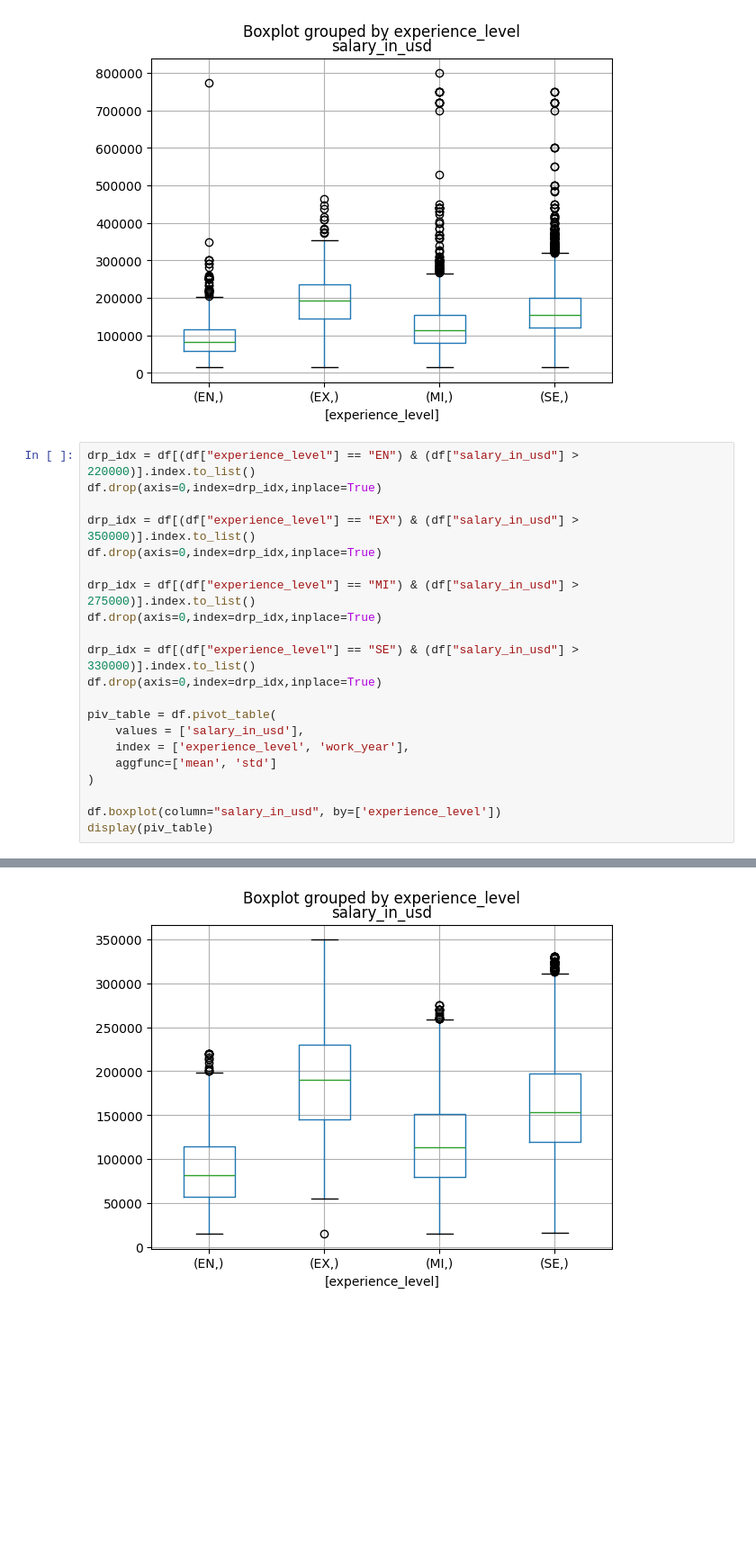
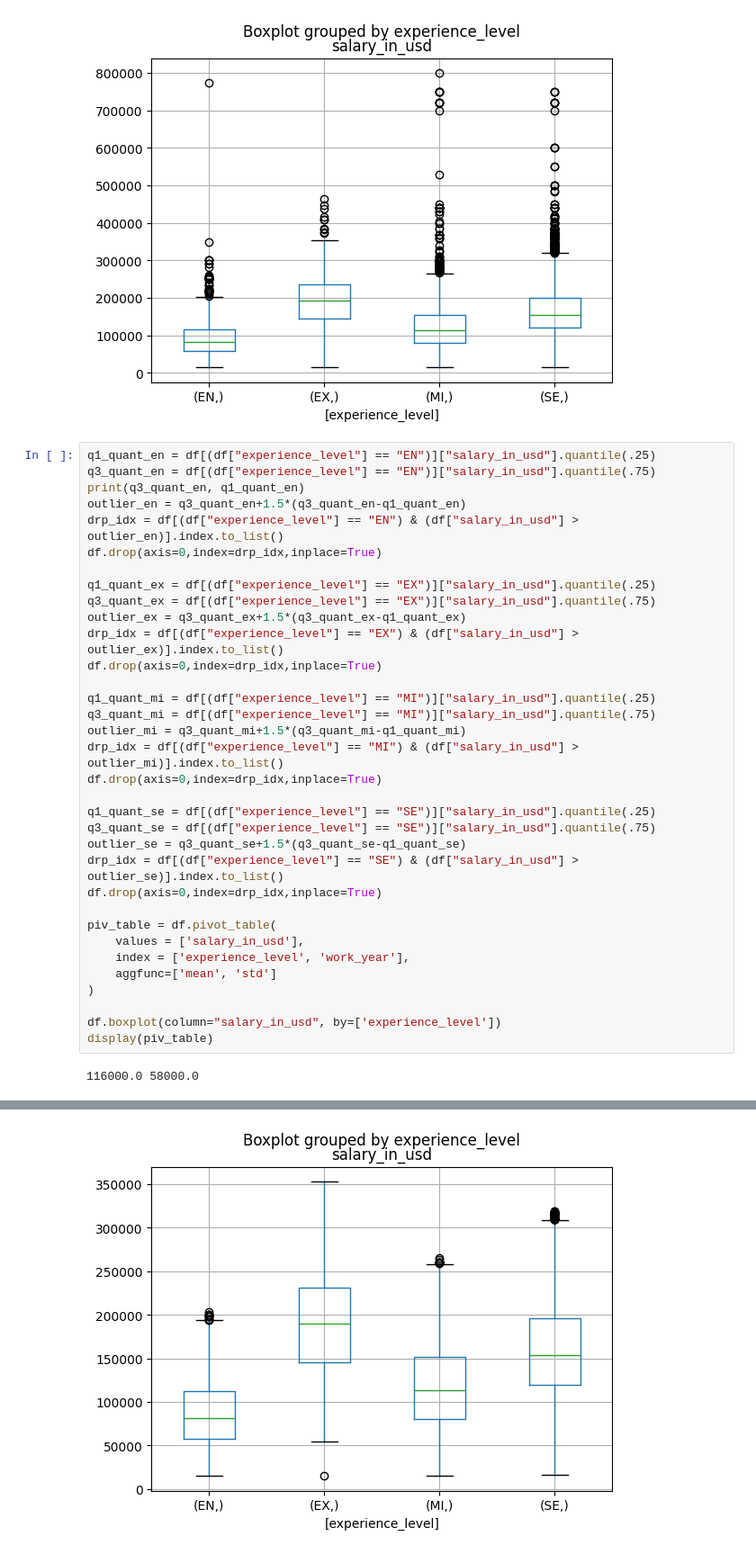
Before and after one commit to benk-2019/daily_assignments, a Jupyter notebook: week_2_QA/qa_2.ipynb, the cells around one changed output, grey strips where cells are left out. Shown at 90% size. Saved outputs shown, nothing was run; the diff lists cells and outputs as text; blank space fills up the shorter version.

```diff
--- a/week_2_QA/qa_2.ipynb
+++ b/week_2_QA/qa_2.ipynb
@@ -137,16 +151,29 @@ display(piv_table)
 |  | 2024 | 166815.831737 | 70856.217980 |
 [figure]
 # %%
-drp_idx = df[(df["experience_level"] == "EN") & (df["salary_in_usd"] > 220000)].index.to_list()
+q1_quant_en = df[(df["experience_level"] == "EN")]["salary_in_usd"].quantile(.25)
+q3_quant_en = df[(df["experience_level"] == "EN")]["salary_in_usd"].quantile(.75)
+print(q3_quant_en, q1_quant_en)
+outlier_en = q3_quant_en+1.5*(q3_quant_en-q1_quant_en)
+drp_idx = df[(df["experience_level"] == "EN") & (df["salary_in_usd"] > outlier_en)].index.to_list()
 df.drop(axis=0,index=drp_idx,inplace=True)
 
-drp_idx = df[(df["experience_level"] == "EX") & (df["salary_in_usd"] > 350000)].index.to_list()
+q1_quant_ex = df[(df["experience_level"] == "EX")]["salary_in_usd"].quantile(.25)
+q3_quant_ex = df[(df["experience_level"] == "EX")]["salary_in_usd"].quantile(.75)
+outlier_ex = q3_quant_ex+1.5*(q3_quant_ex-q1_quant_ex)
+drp_idx = df[(df["experience_level"] == "EX") & (df["salary_in_usd"] > outlier_ex)].index.to_list()
 df.drop(axis=0,index=drp_idx,inplace=True)
 
-drp_idx = df[(df["experience_level"] == "MI") & (df["salary_in_usd"] > 275000)].index.to_list()
+q1_quant_mi = df[(df["experience_level"] == "MI")]["salary_in_usd"].quantile(.25)
+q3_quant_mi = df[(df["experience_level"] == "MI")]["salary_in_usd"].quantile(.75)
+outlier_mi = q3_quant_mi+1.5*(q3_quant_mi-q1_quant_mi)
+drp_idx = df[(df["experience_level"] == "MI") & (df["salary_in_usd"] > outlier_mi)].index.to_list()
 df.drop(axis=0,index=drp_idx,inplace=True)
 
-drp_idx = df[(df["experience_level"] == "SE") & (df["salary_in_usd"] > 330000)].index.to_list()
+q1_quant_se = df[(df["experience_level"] == "SE")]["salary_in_usd"].quantile(.25)
+q3_quant_se = df[(df["experience_level"] == "SE")]["salary_in_usd"].quantile(.75)
+outlier_se = q3_quant_se+1.5*(q3_quant_se-q1_quant_se)
+drp_idx = df[(df["experience_level"] == "SE") & (df["salary_in_usd"] > outlier_se)].index.to_list()
 df.drop(axis=0,index=drp_idx,inplace=True)
 
 piv_table = df.pivot_table(
@@ -158,6 +185,7 @@ piv_table = df.pivot_table(
 df.boxplot(column="salary_in_usd", by=['experience_level'])
 display(piv_table)
 # %% [output]
+116000.0 58000.0
 |  |  | mean | std |
 |  |  | salary_in_usd | salary_in_usd |
 | experience_level | work_year |  |  |
@@ -180 +208 @@ display(piv_table)
-[figure, old version]
+[figure, new version]
```
Also changed, not shown: parts of 4 cells of this notebook, 5 other files.
